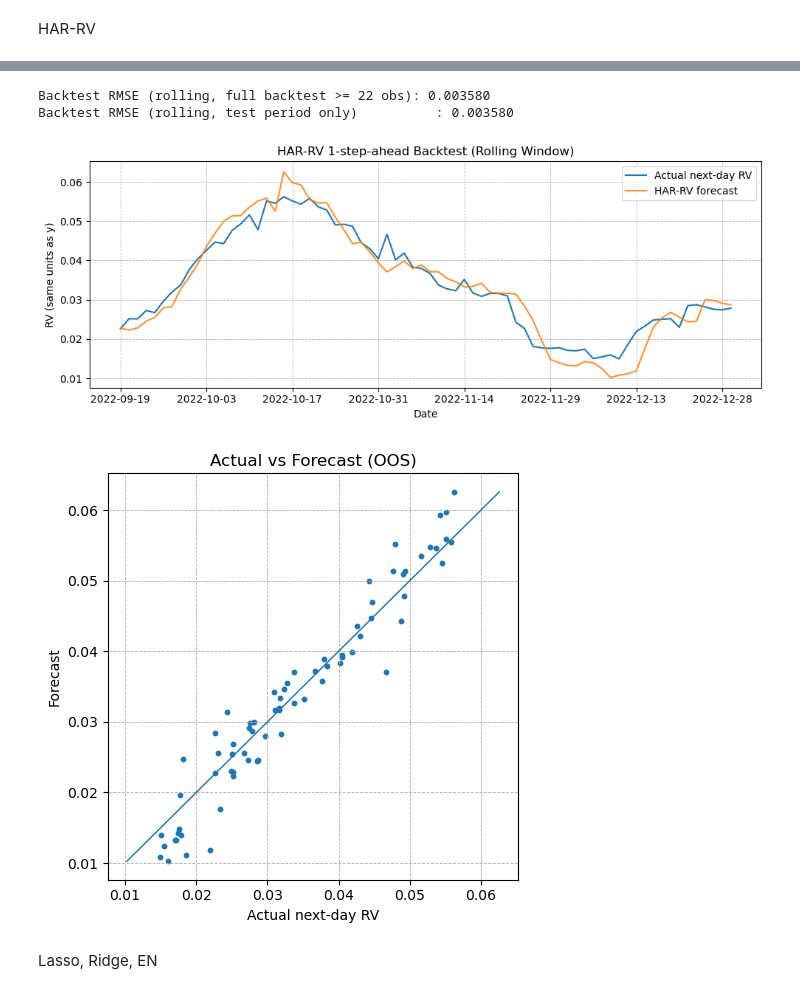
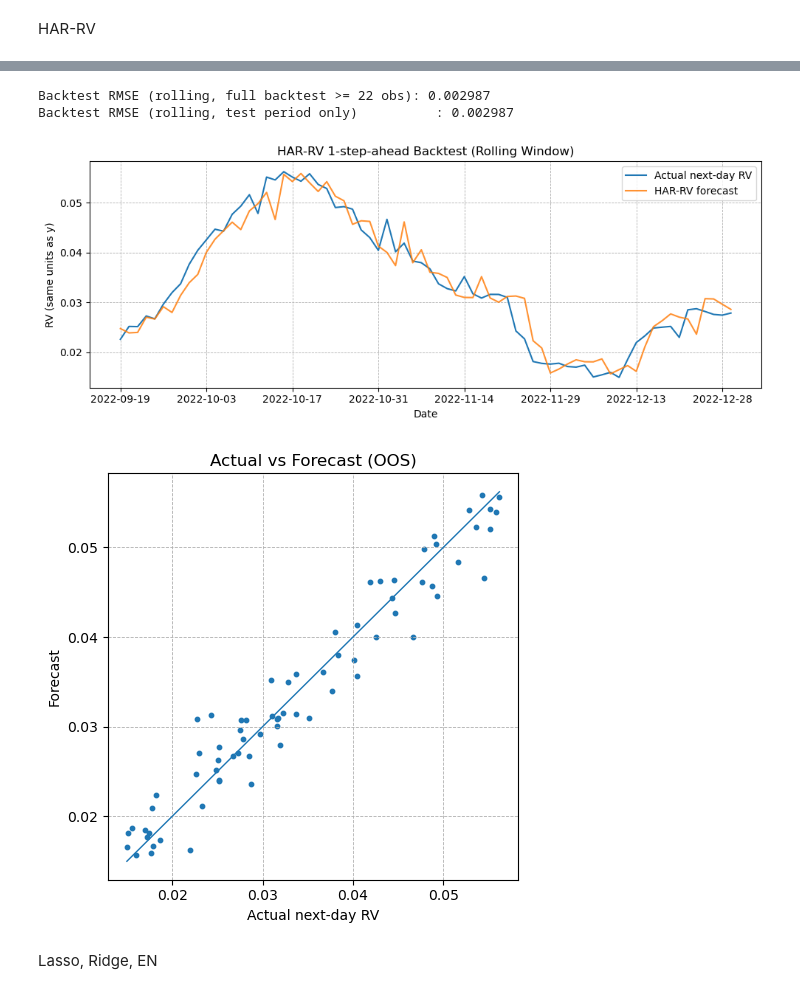
Before and after one commit to aakash-ramesh/advanced-vol-forecasting, a Jupyter notebook: code/model_comp.ipynb, the cells around one changed output, grey strips where cells are left out. Drawn from its saved outputs; the diff is of its cells as text; code cells hidden in the pictures.

```diff
--- a/code/model_comp.ipynb
+++ b/code/model_comp.ipynb
@@ -84,8 +84,8 @@ start_idx = max(window, split)  # begin backtest at test period and after window
 dates_bt, y_bt, yhat_bt = [], [], []
 for t in range(start_idx, len(data)):
     # fit on the previous `window` observations and forecast t-th observation
-    X_tr = X_clean.iloc[t-window:t]
-    y_tr = y_clean.iloc[t-window:t]
+    X_tr = X_clean.iloc[:t]
+    y_tr = y_clean.iloc[:t]
     X_tr_c = sm.add_constant(X_tr, has_constant="add")
 
     ols_bt = sm.OLS(y_tr, X_tr_c).fit()
@@ -109,34 +109,34 @@ print(f"Backtest RMSE (rolling, full backtest >= {window} obs): {rmse_bt_full:.6
 print(f"Backtest RMSE (rolling, test period only)          : {rmse_bt_test:.6f}")
 
 # --- PLOTS ---
 # 1) Time series: actual vs forecast (out-of-sample)
 fig, ax = plt.subplots(figsize=(10, 4))
 bt_df["y"].plot(ax=ax, label="Actual next-day RV")
 bt_df["y_hat"].plot(ax=ax, label="HAR-RV forecast", alpha=0.85)
 ax.set_title("HAR-RV 1-step-ahead Backtest (Rolling Window)")
 ax.set_xlabel("Date")
 ax.set_ylabel("RV (same units as y)")
 ax.grid(True, linestyle="--", linewidth=0.6)
 ax.legend(loc="best")
 fig.tight_layout()
 # fig.savefig("har_rv_backtest_timeseries.png", dpi=180, bbox_inches="tight")
 
 # 2) Scatter: actual vs forecast with 45° line
 plt.figure(figsize=(5, 5))
 plt.scatter(bt_df["y"], bt_df["y_hat"], s=10)
 mn = min(bt_df["y"].min(), bt_df["y_hat"].min())
 mx = max(bt_df["y"].max(), bt_df["y_hat"].max())
 plt.plot([mn, mx], [mn, mx], linewidth=1)
 plt.title("Actual vs Forecast (OOS)")
 plt.xlabel("Actual next-day RV")
 plt.ylabel("Forecast")
 plt.grid(True, linestyle="--", linewidth=0.6)
 plt.tight_layout()
 # plt.savefig("har_rv_backtest_scatter.png", dpi=180, bbox_inches="tight")
 
 plt.show()
 # %% [output]
-Backtest RMSE (rolling, full backtest >= 22 obs): 0.003580
-Backtest RMSE (rolling, test period only)          : 0.003580
+Backtest RMSE (rolling, full backtest >= 22 obs): 0.002987
+Backtest RMSE (rolling, test period only)          : 0.002987
-[figure, old version]
+[figure, new version]
-[figure, old version]
+[figure, new version]
```
Also changed, not shown: parts of 4 cells of this notebook, 20 other files.
